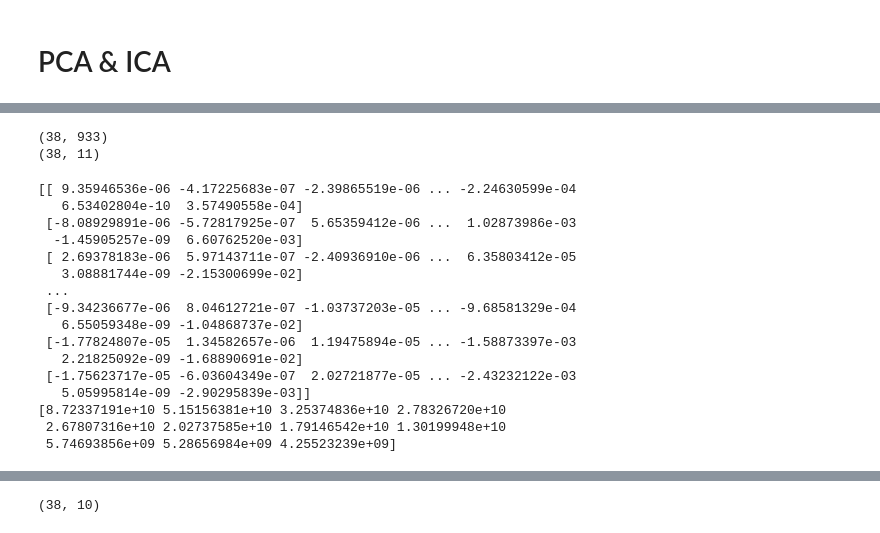
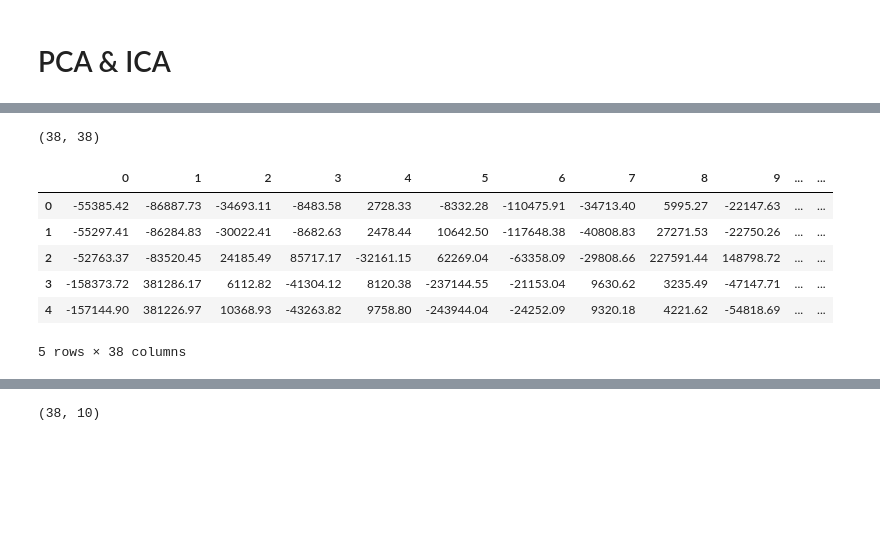
Before and after one commit to Sebarz98/pd_sleep, a Jupyter notebook: PCA&ICA.ipynb, the cells around one changed output, grey strips where cells are left out. Saved outputs shown, nothing was run; the diff lists cells and outputs as text; code cells hidden in the pictures; blank space fills up the shorter version.

```diff
--- a/PCA&ICA.ipynb
+++ b/PCA&ICA.ipynb
@@ -70,28 +63,17 @@ df.head()
-# %%
-pca = PCA(n_components=0.95)
-projected = pca.fit_transform(df)
-print(df.shape)
-print(projected.shape)
-# %% [output]
-(38, 933)
-(38, 11)
-# %%
-print(pca.components_)
-print(pca.explained_variance_)
-# %% [output]
-[[ 9.35946536e-06 -4.17225683e-07 -2.39865519e-06 ... -2.24630599e-04
-   6.53402804e-10  3.57490558e-04]
- [-8.08929891e-06 -5.72817925e-07  5.65359412e-06 ...  1.02873986e-03
-  -1.45905257e-09  6.60762520e-03]
- [ 2.69378183e-06  5.97143711e-07 -2.40936910e-06 ...  6.35803412e-05
-   3.08881744e-09 -2.15300699e-02]
- ...
- [-9.34236677e-06  8.04612721e-07 -1.03737203e-05 ... -9.68581329e-04
-   6.55059348e-09 -1.04868737e-02]
- [-1.77824807e-05  1.34582657e-06  1.19475894e-05 ... -1.58873397e-03
-   2.21825092e-09 -1.68890691e-02]
- [-1.75623717e-05 -6.03604349e-07  2.02721877e-05 ... -2.43232122e-03
-   5.05995814e-09 -2.90295839e-03]]
-[8.72337191e+10 5.15156381e+10 3.25374836e+10 2.78326720e+10
- 2.67807316e+10 2.02737585e+10 1.79146542e+10 1.30199948e+10
- 5.74693856e+09 5.28656984e+09 4.25523239e+09]
+# %%
+#pca = PCA(n_components=0.95)
+#df_pca = pca.fit_transform(X)
+pca = PCA()
+df_pca = pca.fit_transform(X=X)
+df_pca = pd.DataFrame(df_pca)
+print(df_pca.shape)
+df_pca.round(2).head()
+# %% [output]
+(38, 38)
+|  | 0 | 1 | 2 | 3 | 4 | 5 | 6 | 7 | 8 | 9 | ... | ... |
+| 0 | -55385.42 | -86887.73 | -34693.11 | -8483.58 | 2728.33 | -8332.28 | -110475.91 | -34713.40 | 5995.27 | -22147.63 | ... | ... |
+| 1 | -55297.41 | -86284.83 | -30022.41 | -8682.63 | 2478.44 | 10642.50 | -117648.38 | -40808.83 | 27271.53 | -22750.26 | ... | ... |
+| 2 | -52763.37 | -83520.45 | 24185.49 | 85717.17 | -32161.15 | 62269.04 | -63358.09 | -29808.66 | 227591.44 | 148798.72 | ... | ... |
+| 3 | -158373.72 | 381286.17 | 6112.82 | -41304.12 | 8120.38 | -237144.55 | -21153.04 | 9630.62 | 3235.49 | -47147.71 | ... | ... |
+| 4 | -157144.90 | 381226.97 | 10368.93 | -43263.82 | 9758.80 | -243944.04 | -24252.09 | 9320.18 | 4221.62 | -54818.69 | ... | ... |
+5 rows × 38 columns
```
Also changed, not shown: parts of 10 cells of this notebook.
